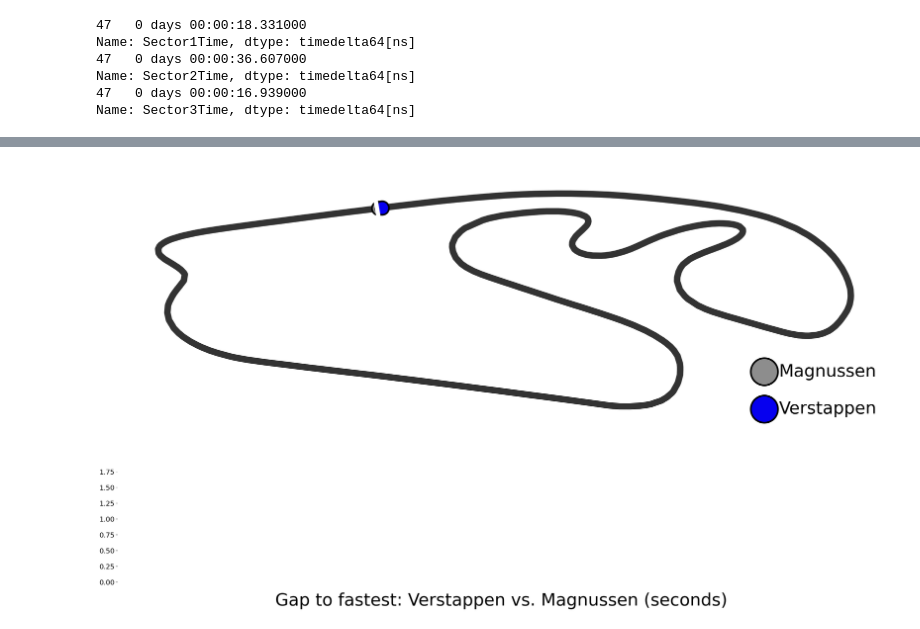
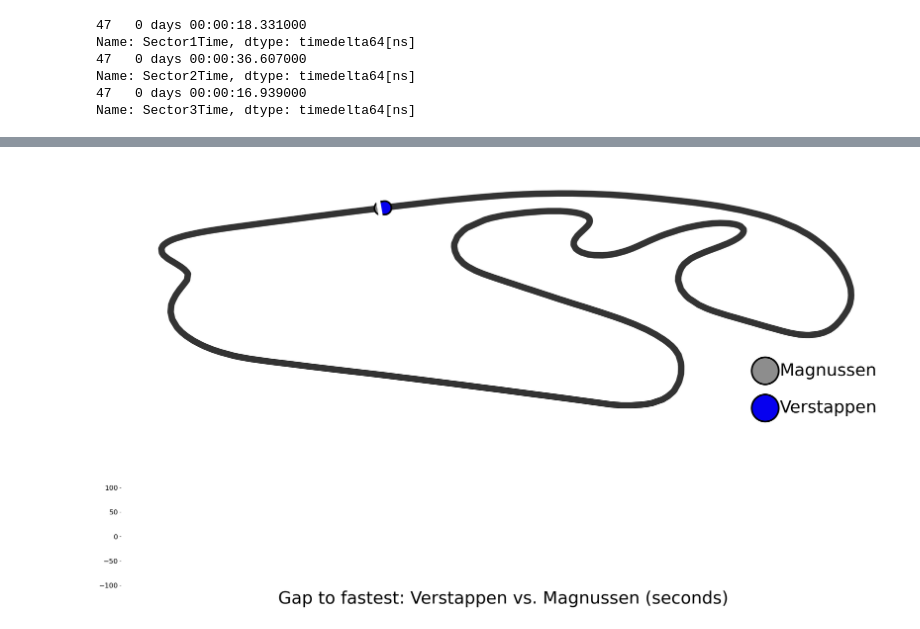
Before and after one commit to borchand/Data_viz, a Jupyter notebook: lap_animation.ipynb, the cells around one changed output, grey strips where cells are left out. Cells and saved outputs as stored; diff of their text form; code cells hidden in the pictures.

Commit message:
Update lap animation to use dist

```diff
--- a/lap_animation.ipynb
+++ b/lap_animation.ipynb
@@ -130,0 +58,5 @@ best_lap_mag_pos.iloc[250:270]
+# %%
+ani_lap_mag_pos = best_lap_mag_pos.merge_channels(best_lap_tel_mag)
+ani_lap_mag_pos = ani_lap_mag_pos.where(ani_lap_mag_pos["Source"] != 'car')
+ani_lap_mag_pos = ani_lap_mag_pos[ani_lap_mag_pos['Time'].notna()].reset_index(drop=True)
+ani_lap_mag_pos
@@ -130,0 +77,5 @@ best_lap_mag_pos.iloc[250:270]
+# %%
+ani_lap_ver_pos = best_lap_ver_pos.merge_channels(best_lap_tel_ver)
+ani_lap_ver_pos = ani_lap_ver_pos.where(ani_lap_ver_pos["Time"] <= ani_lap_mag_pos["Time"].max()).where(ani_lap_ver_pos["Source"] != 'car')
+ani_lap_ver_pos = ani_lap_ver_pos[ani_lap_ver_pos['Time'].notna()].reset_index(drop=True)
+ani_lap_ver_pos
@@ -146,3 +110,12 @@ for i in range(len(best_lap_mag_pos)):
+# %%
+# dist diff
+gaps = []
+for i in range(len(ani_lap_mag_pos)):
+    dist1 = ani_lap_mag_pos["Distance"][i]
+    dist2 = ani_lap_ver_pos["Distance"][i]
+
+    gap = dist1 - dist2
+    gaps.append(gap)
 # %%
 gaps
 # %% [output]
@@ -180,13 +153,13 @@ def update_plot(i, scat_mag, scat_ver, line_mag, line_ver):
     ax[1].fill_between(range(i), 0, ver_gaps[:i], facecolor='#0600EF')
 
 
-    plot_x_mag = best_lap_mag_pos["X"][i]
-    plot_y_mag = best_lap_mag_pos["Y"][i]
+    plot_x_mag = ani_lap_mag_pos["X"][i]
+    plot_y_mag = ani_lap_mag_pos["Y"][i]
     scat_mag.set_offsets((plot_y_mag, -plot_x_mag))
 
 
-    plot_x_ver = best_lap_ver_pos_new["X"][i]
-    plot_y_ver = best_lap_ver_pos_new["Y"][i]
+    plot_x_ver = ani_lap_ver_pos["X"][i]
+    plot_y_ver = ani_lap_ver_pos["Y"][i]
     scat_ver.set_offsets((plot_y_ver, -plot_x_ver))
 
     return scat_mag, scat_ver, line_mag, line_ver
@@ -194,21 +167,21 @@ def update_plot(i, scat_mag, scat_ver, line_mag, line_ver):
 numframes = len(best_lap_mag_pos)
 
 
-plot_x_mag = best_lap_mag_pos["X"][0]
-plot_y_mag = best_lap_mag_pos["Y"][0]
+plot_x_mag = ani_lap_mag_pos["X"][0]
+plot_y_mag = ani_lap_mag_pos["Y"][0]
 
 
-plot_x_ver = best_lap_ver_pos_new["X"][0]
-plot_y_ver = best_lap_ver_pos_new["Y"][0]
+plot_x_ver = ani_lap_ver_pos["X"][0]
+plot_y_ver = ani_lap_ver_pos["Y"][0]
 
 data = range(numframes)
 
 
-line_x = best_lap_mag_pos["X"][0]
-line_y = best_lap_mag_pos["Y"][0]
+line_x = ani_lap_mag_pos["X"][0]
+line_y = ani_lap_mag_pos["Y"][0]
 
-race_line_x = list(best_lap_mag_pos["X"])
-race_line_y = list(best_lap_mag_pos["Y"])
+race_line_x = list(ani_lap_mag_pos["X"])
+race_line_y = list(ani_lap_mag_pos["Y"])
 
 race_line_x.append(race_line_x[0])
 race_line_y.append(race_line_y[0])
@@ -233,34 +206,34 @@ ax[0].set_ylim([-2500, 5500])
 ax[0].xaxis.set_visible(False)
 ax[0].yaxis.set_visible(False)
 ax[0].spines['top'].set_visible(False)
 ax[0].spines['right'].set_visible(False)
 ax[0].spines['bottom'].set_visible(False)
 ax[0].spines['left'].set_visible(False)
 
 ax[1].set_xlim([0, numframes])
 
-ax[1].set_ylim([min(mag_gaps) - .2, max(mag_gaps) + .2])
+ax[1].set_ylim([min(gaps) - .2, max(gaps) + .2])
 
 ax[1].xaxis.set_visible(False)
 ax[1].spines['top'].set_visible(False)
 ax[1].spines['right'].set_visible(False)
 ax[1].spines['bottom'].set_visible(False)
 ax[1].spines['left'].set_visible(False)
 ax[1].set_title("Gap to fastest: Verstappen vs. Magnussen (seconds)", fontsize = 40, y=-0.1)
 ax[1].yaxis.set_tick_params(labelsize=16)
 
 ani = animation.FuncAnimation(fig, update_plot, frames=range(numframes),
                                 fargs=[scat_mag, scat_ver, speed_line_mag[0], speed_line_ver[0]], blit = False, interval=500, repeat=True)
 
 
 plt.show()
 # To save the animation using Pillow as a gif
-# writer = animation.PillowWriter(fps=15,
+# writer = animation.PillowWriter(fps=20,
 #                                 metadata=dict(artist='Sebastian'))
 # ani.save('./figures/lap_animation.gif', writer=writer)
 
 # to save the animation using FFMpegWritter as a mp4
-writervideo = animation.FFMpegWriter(fps=15) # brew install ffmpeg (if not working)
+writervideo = animation.FFMpegWriter(fps=20) # brew install ffmpeg (if not working)
 ani.save('./figures/lap_animation.mp4', writer=writervideo)
 # %% [output]
-[figure, old version]
+[figure, new version]
```
Also changed, not shown: parts of 10 cells of this notebook, 2 other files.
